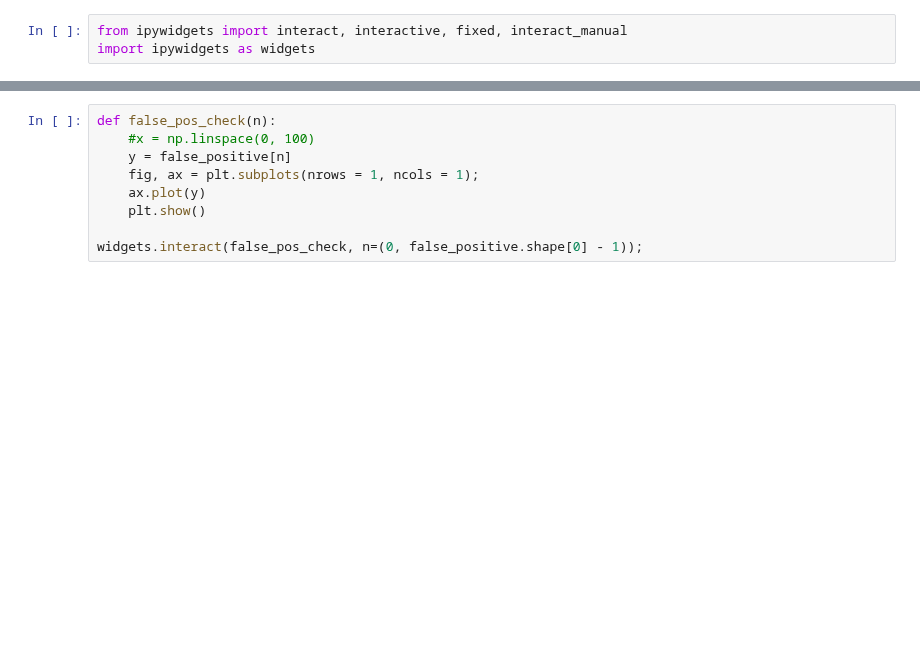
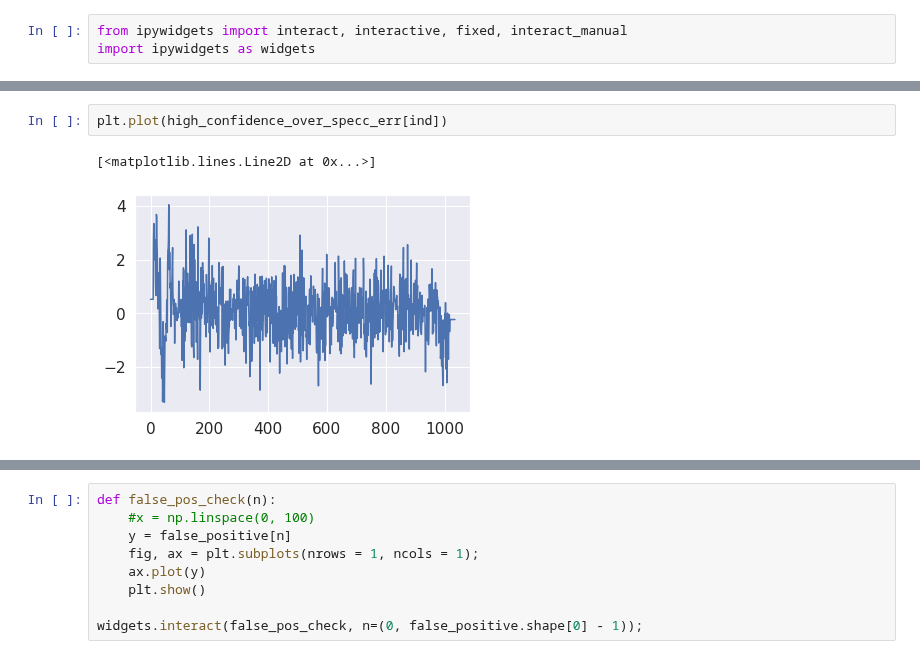
Before and after one commit to nickdavila/LAE-ML-Classification, a Jupyter notebook: Nick-RandomForest.ipynb, the cells around one changed output, grey strips where cells are left out. Drawn from its saved outputs; the diff is of its cells as text; blank space fills up the shorter version.

```diff
--- a/Nick-RandomForest.ipynb
+++ b/Nick-RandomForest.ipynb
@@ -207,0 +232,5 @@ interactive(children=(IntSlider(value=15, description='n', max=31), Output()), _
+# %%
+plt.plot(high_confidence_over_specc_err[ind])
+# %% [output]
+[<matplotlib.lines.Line2D at 0x...>]
+[figure, added]
```
Also changed, not shown: parts of 15 cells of this notebook.
